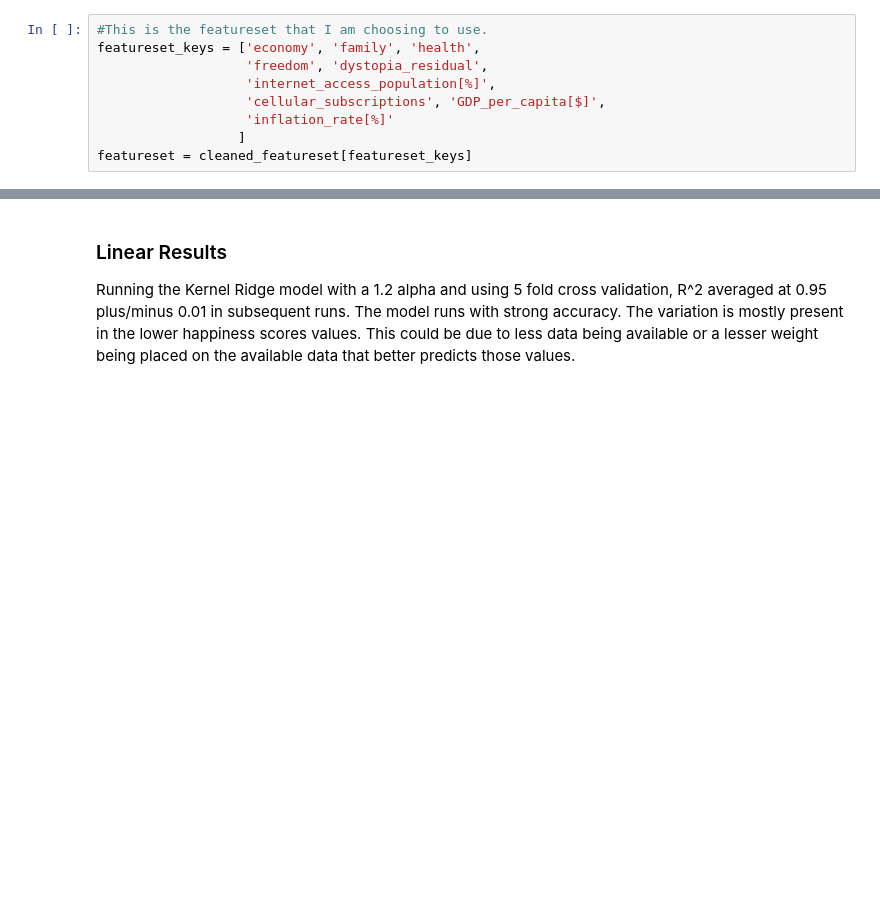
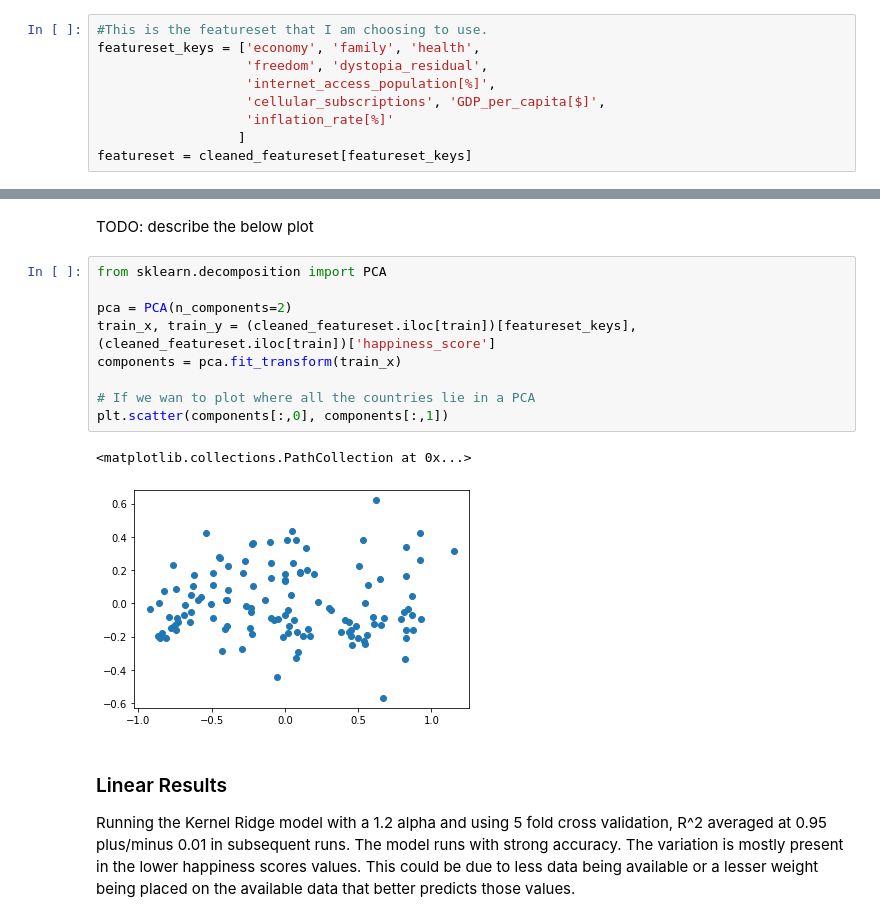
Before and after one commit to samhiggs/regression-machine-learning-happiness-stats, a Jupyter notebook: happiness_regession.ipynb, the cells around one changed output, grey strips where cells are left out. Saved outputs shown, nothing was run; the diff lists cells and outputs as text; blank space fills up the shorter version.

```diff
--- a/happiness_regession.ipynb
+++ b/happiness_regession.ipynb
@@ -159,3 +206,17 @@ Predicted value average across 5 runs are 0.9382
+# %% [markdown]
+TODO: describe the below plot
+# %%
+from sklearn.decomposition import PCA
+
+pca = PCA(n_components=2)
+train_x, train_y = (cleaned_featureset.iloc[train])[featureset_keys], (cleaned_featureset.iloc[train])['happiness_score']
+components = pca.fit_transform(train_x)
+
+# If we wan to plot where all the countries lie in a PCA
+plt.scatter(components[:,0], components[:,1])
+# %% [output]
+<matplotlib.collections.PathCollection at 0x...>
+[figure, added]
 # %% [markdown]
 ### Linear Results
 Running the Kernel Ridge model with a 1.2 alpha and using 5 fold cross validation, R^2 averaged at 0.95 plus/minus 0.01 in subsequent runs. The model runs with strong accuracy. The variation is mostly present in the lower happiness scores values. This could be due to less data being available or a lesser weight being placed on the available data that better predicts those values.
```
Also changed, not shown: parts of 13 cells of this notebook, 10 other files.
